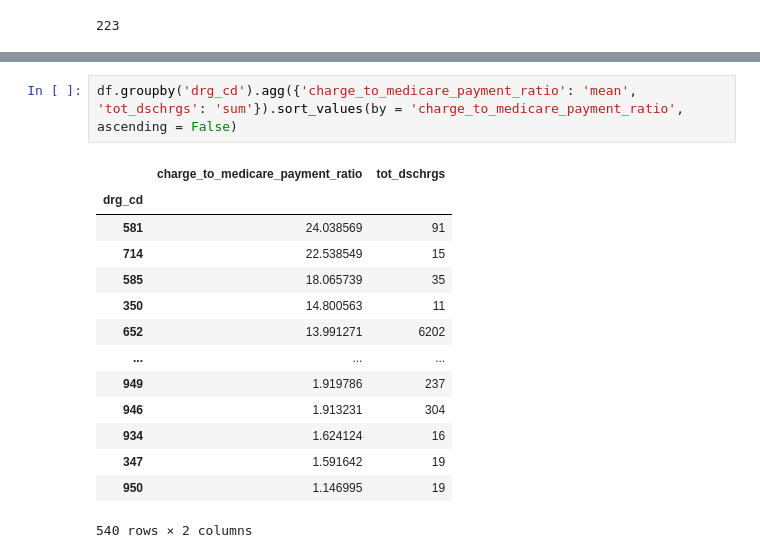
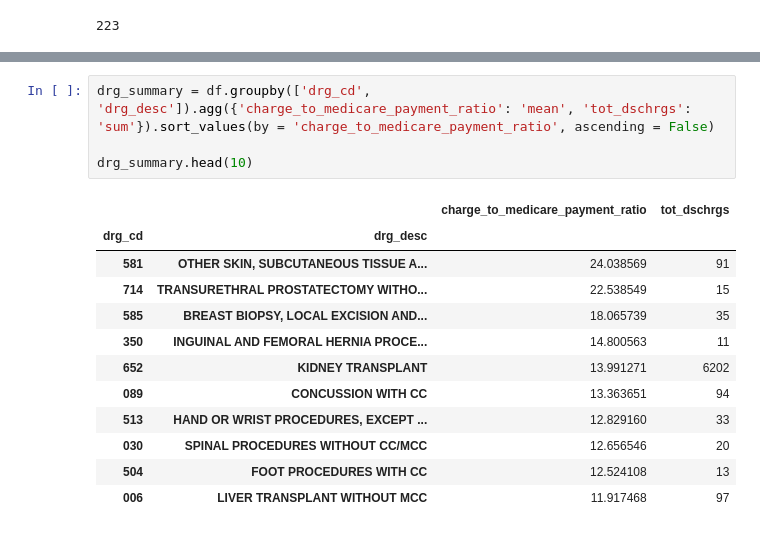
Before and after one commit to gurbaj8226/Hospital-Charge-vs-Medicare-Reimbursement-Analysis, a Jupyter notebook: notebooks/01_Data_Cleaning_and_Preparation.ipynb, the cells around one changed output, grey strips where cells are left out. Drawn from its saved outputs; the diff is of its cells as text.

Commit message:
Attached drg descriptions to the drg summary, and created visualizations for top 10 states by ratio, bottom 10 states by ratio, and top 10 DRGs by ratio.

```diff
--- a/notebooks/01_Data_Cleaning_and_Preparation.ipynb
+++ b/notebooks/01_Data_Cleaning_and_Preparation.ipynb
@@ -214,19 +216,19 @@ df.groupby('rndrng_prvdr_state_abrvtn').agg({ 'charge_to_medicare_payment_ratio'
 | MA | 3.081504 | 183218 |
 | MD | 1.244082 | 130650 |
 # %%
-df.groupby('drg_cd').agg({'charge_to_medicare_payment_ratio': 'mean', 'tot_dschrgs': 'sum'}).sort_values(by = 'charge_to_medicare_payment_ratio', ascending = False)
+drg_summary = df.groupby(['drg_cd', 'drg_desc']).agg({'charge_to_medicare_payment_ratio': 'mean', 'tot_dschrgs': 'sum'}).sort_values(by = 'charge_to_medicare_payment_ratio', ascending = False)
+
+drg_summary.head(10)
 # %% [output]
-|  | charge_to_medicare_payment_ratio | tot_dschrgs |
-| drg_cd |  |  |
-| 581 | 24.038569 | 91 |
-| 714 | 22.538549 | 15 |
-| 585 | 18.065739 | 35 |
-| 350 | 14.800563 | 11 |
-| 652 | 13.991271 | 6202 |
-| ... | ... | ... |
-| 949 | 1.919786 | 237 |
-| 946 | 1.913231 | 304 |
-| 934 | 1.624124 | 16 |
-| 347 | 1.591642 | 19 |
-| 950 | 1.146995 | 19 |
+|  |  | charge_to_medicare_payment_ratio | tot_dschrgs |
+| drg_cd | drg_desc |  |  |
+| 581 | OTHER SKIN, SUBCUTANEOUS TISSUE A... | 24.038569 | 91 |
+| 714 | TRANSURETHRAL PROSTATECTOMY WITHO... | 22.538549 | 15 |
+| 585 | BREAST BIOPSY, LOCAL EXCISION AND... | 18.065739 | 35 |
+| 350 | INGUINAL AND FEMORAL HERNIA PROCE... | 14.800563 | 11 |
+| 652 | KIDNEY TRANSPLANT | 13.991271 | 6202 |
+| 089 | CONCUSSION WITH CC | 13.363651 | 94 |
+| 513 | HAND OR WRIST PROCEDURES, EXCEPT ... | 12.829160 | 33 |
+| 030 | SPINAL PROCEDURES WITHOUT CC/MCC | 12.656546 | 20 |
+| 504 | FOOT PROCEDURES WITH CC | 12.524108 | 13 |
+| 006 | LIVER TRANSPLANT WITHOUT MCC | 11.917468 | 97 |
-540 rows × 2 columns
```
Also changed, not shown: parts of 6 cells of this notebook.
